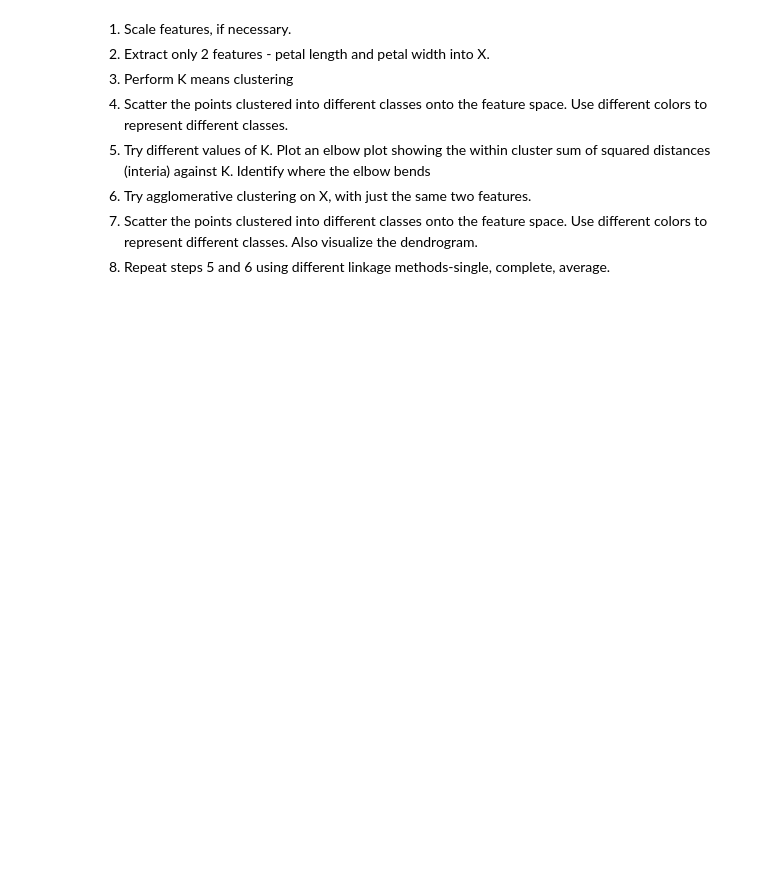
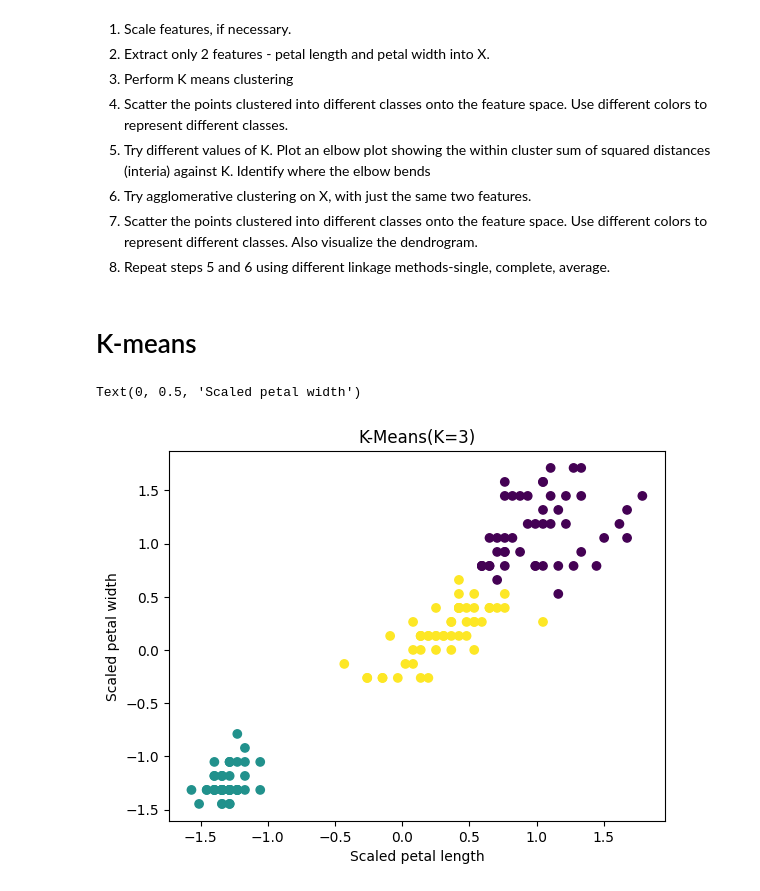
Before and after one commit to bhanu151/statistical-learning-course-2026, a Jupyter notebook: CSSL11_k_means_and_hierarchical_clustering.ipynb, the cells around one changed output. Saved outputs shown, nothing was run; the diff lists cells and outputs as text; code cells hidden in the pictures; blank space fills up the shorter version.

```diff
--- a/CSSL11_k_means_and_hierarchical_clustering.ipynb
+++ b/CSSL11_k_means_and_hierarchical_clustering.ipynb
@@ -19,3 +19,21 @@ X_raw = iris.data
 5. Try agglomerative clustering on X, with just the same two features.
 6. Scatter the points clustered into different classes onto the feature space. Use different colors to represent different classes. Also visualize the dendrogram.
 7. Repeat steps 5 and 6 using different linkage methods-single, complete, average.
+# %%
+scaler = StandardScaler()
+X_scaled = scaler.fit_transform(X_raw)
+X = X_scaled[:,2:4]
+# %% [markdown]
+# K-means
+# %%
+kmeans = KMeans(n_clusters=3, random_state=42, n_init=100)
+y_kmeans = kmeans.fit_predict(X)
+
+plt.figure()
+plt.scatter(X[:, 0], X[:, 1], c=y_kmeans)
+plt.title("K-Means(K=3)")
+plt.xlabel("Scaled petal length")
+plt.ylabel("Scaled petal width")
+# %% [output]
+Text(0, 0.5, 'Scaled petal width')
+[figure, added]
```
Also changed, not shown: parts of 9 cells of this notebook.
